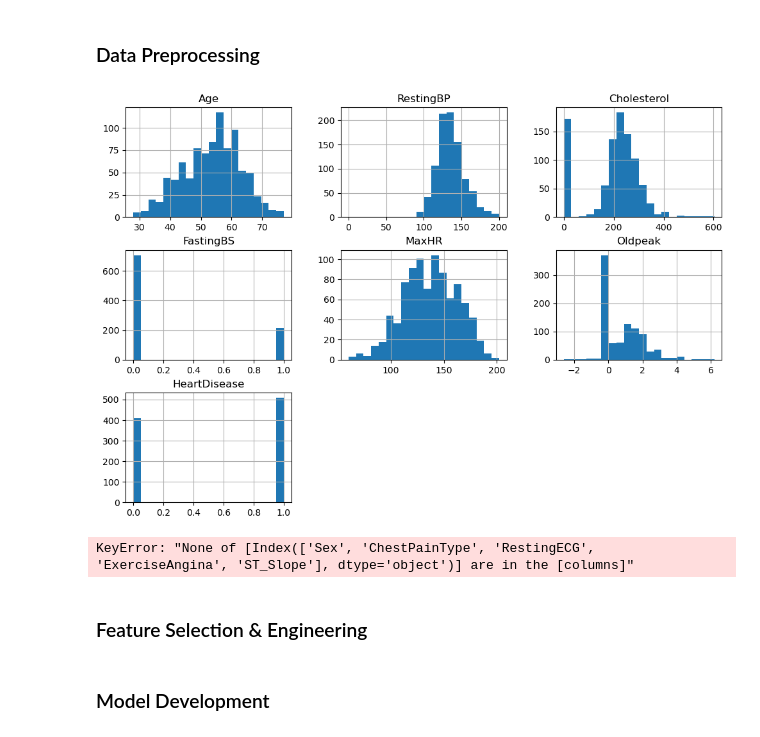
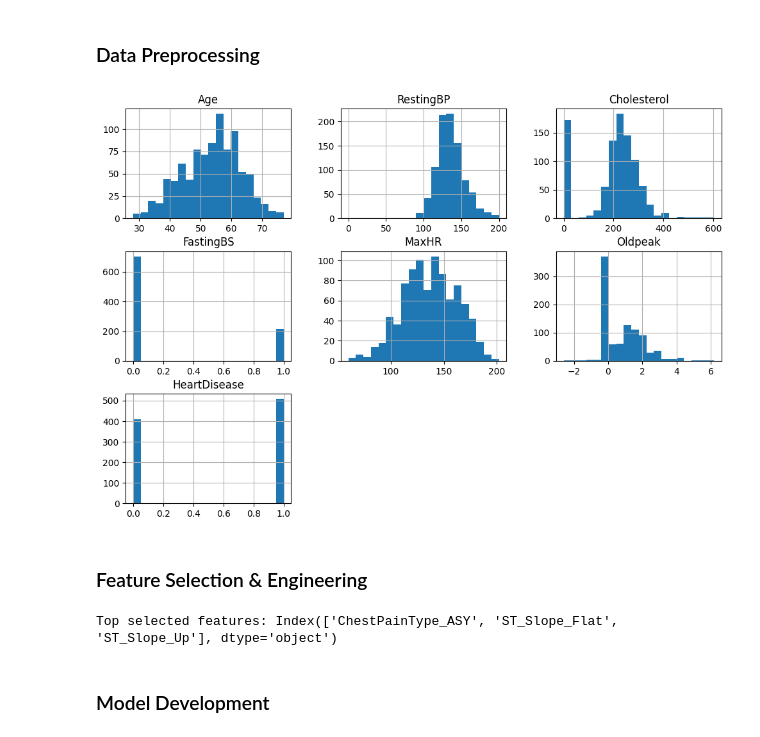
Before and after one commit to Bonniecoleman/Project_3, a Jupyter notebook: prediction_model.ipynb, the cells around one changed output. Saved outputs shown, nothing was run; the diff lists cells and outputs as text; code cells hidden in the pictures.

```diff
--- a/prediction_model.ipynb
+++ b/prediction_model.ipynb
@@ -39,27 +52,19 @@ data shape: (918, 12)
 | 11 | HeartDisease | int64 | 0 | 2 | 0 | 1 | 0 |
 # %% [markdown]
 ### Data Preprocessing
-# %%
-# Clean data by handling potential outliers
-df.describe()
-
-# Potential outlier: RestingBP with value 0
-# Should I get rid of the row or use data imputation?
-
-# Oldpeak = ST during rest - ST during excercise
-# Should we only consider Oldpeak >= 0? Most datasets consider positive ones because exercise typically decrease depression
-df['Oldpeak'].value_counts().sort_index() # negative values are rare
-
-# Perform exploratory data analysis to understand variable distributions
-df.hist(bins=20, figsize=(12, 8))
-plt.show()
-
-# Check for class imbalance
-df['HeartDisease'].value_counts(normalize=True)
-
-# Encode categorical variables + Scale numerical features
-# categorical: Sex, ChestPainType, RestingECG, ExerciseAngina, ST_Slope
-df = pd.get_dummies(df, columns=['Sex', 'ChestPainType', 'RestingECG', 'ExerciseAngina', 'ST_Slope'])
-# %% [output]
-[figure, removed]
-KeyError: "None of [Index(['Sex', 'ChestPainType', 'RestingECG', 'ExerciseAngina', 'ST_Slope'], dtype='object')] are in the [columns]"
+# %%
+df.describe()
+
+# Check for class imbalance
+df['HeartDisease'].value_counts(normalize=True)
+
+# Perform exploratory data analysis to understand variable distributions
+df.hist(bins=20, figsize=(12, 8))
+plt.show()
+
+# Outlier from raw data: RestingBP = 0 (data imputation with median)
+# print(df[df['RestingBP'] == 0].shape[0])
+median_bp = df.loc[df['RestingBP'] != 0, 'RestingBP'].median()
+df['RestingBP'] = df['RestingBP'].replace(0, median_bp)
+# %% [output]
+[figure, added]
@@ -66,11 +93,14 @@ KeyError: "None of [Index(['Sex', 'ChestPainType', 'RestingECG', 'ExerciseAngina
 # %% [markdown]
 ### Feature Selection & Engineering
 # %%
-# ** pick one feature engineering (the most reasonable one), interaction term don't dominate
-# Apply correlation analysis to identify relationships between features
-# Use feature importance techniques to identify most predictive variables
-# Create interaction terms between important features
 # Conduct feature selection methods (SelectKBest)
+selector = SelectKBest(score_func=f_classif, k=3)
+X_new = selector.fit_transform(X=X, y=y)
+mask = selector.get_support()  # boolean mask of selected features
+selected_features = X.columns[mask]
+print(f"Top selected features: {selected_features}")
+# %% [output]
+Top selected features: Index(['ChestPainType_ASY', 'ST_Slope_Flat', 'ST_Slope_Up'], dtype='object')
 # %% [markdown]
 ### Model Development
 # %%
```
Also changed, not shown: parts of 4 cells of this notebook.
